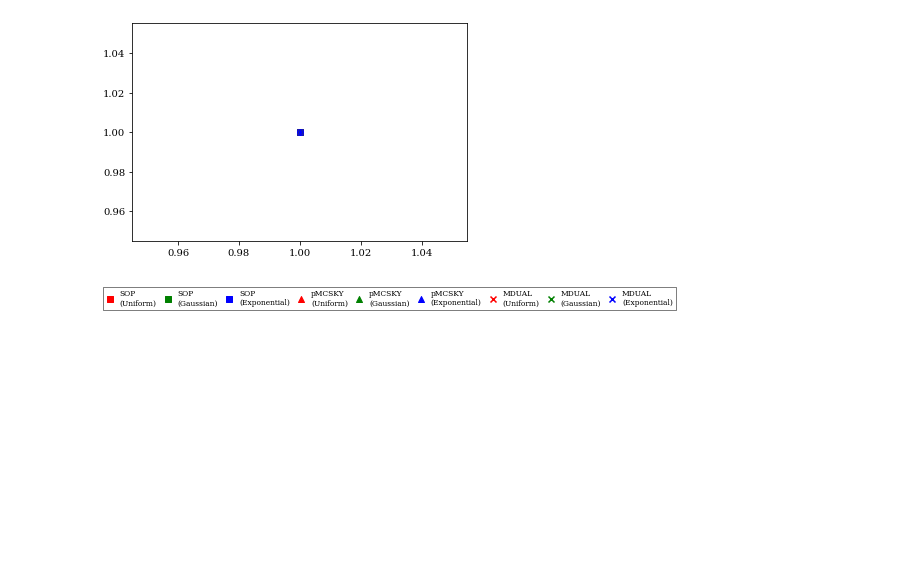
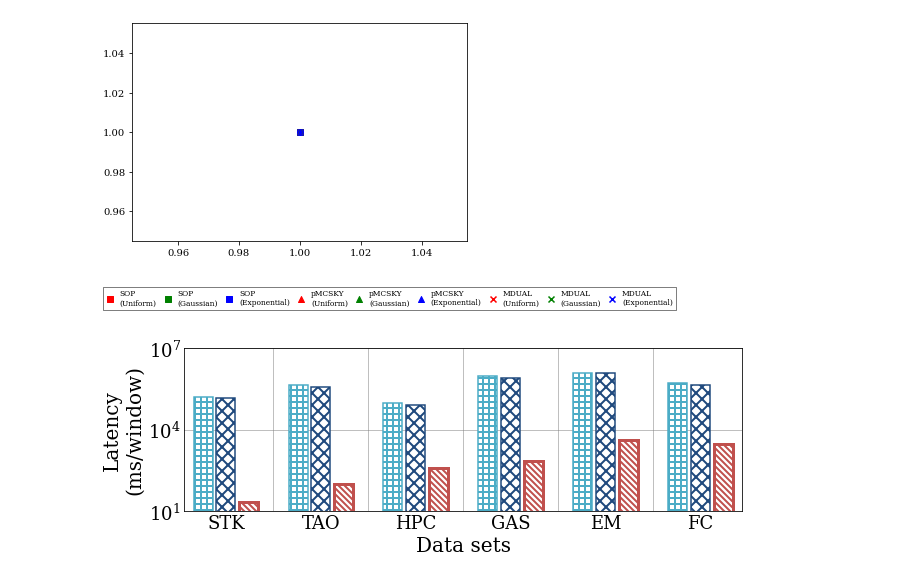
Before and after one commit to YoojuShin/SIGMOD2021LogScript, a Jupyter notebook: figure_script.ipynb, the cells around one changed output. Saved outputs shown, nothing was run; the diff lists cells and outputs as text; code cells hidden in the pictures; blank space fills up the shorter version.

Commit message:
latency throughput updated

```diff
--- a/figure_script.ipynb
+++ b/figure_script.ipynb
@@ -1424,3 +1424,55 @@ fig_leg.savefig("Figures/"+'Distribution_Legend.pdf', bbox_inches='tight', forma
 # %% [output]
 [figure]
 [figure]
+# %%
+df = preprocessing("result_throughput_latency")
+
+df.to_excel(os.getcwd()+"/Metadata/result_throughput_latency.xlsx")
+
+dataset_ = dataset.copy()
+dataname = dataset_.pop()
+graphdf = df.loc[(df["Dataset"]==dataname)&(df["Queryset"].str.contains(r"\_Q100$")) \
+                 & (df['ChgQRatio']>0)].pivot(index="Dataset",columns="Method",values="Time")
+
+for dataname in dataset_:
+    graphdf = pd.concat([graphdf, df.loc[(df["Dataset"]==dataname)&(df["Queryset"].str.contains(r"\_Q100$"))].pivot(index="Dataset",columns="Method",values="Time")])
+
+graphdf = graphdf[target_alg_others]
+
+
+graphdf = graphdf.reindex(index=dataset)
+fig = plt.figure(figsize=figsize_overall)
+ax = fig.add_subplot(1,1,1)
+xpositions = []
+for i, algname in enumerate(target_alg_others):
+    xposition = np.arange(graphdf.shape[0])*barWidth*(len(target_alg_others)+inter_bar_space) + barWidth*intra_bar_space*i
+    center = (xposition[0]+xposition[-1])/2
+    xpositions.append(xposition)
+    ax.bar(xposition,graphdf.iloc[:,i].tolist(), color = "white", width=barWidth,\
+           hatch=algo_hatch[algname], edgecolor=algo_color[algname],\
+           linewidth=algo_linewidth[algname], zorder=2)
+ax.grid(b=True,which="major",axis='y',zorder=0)
+ax.set_yscale("log")
+ax.set_xlabel("Data sets", fontsize=FONTSIZE_XLABEL)
+ax.set_ylabel('Latency\n(ms/window)', fontsize=FONTSIZE_YLABEL)
+
+ax.set_xlim([-barWidth,xposition[-1]+barWidth])
+ax.set_ylim([10,10000000])
+plt.yticks([10,1e4,1e7])
+
+xpositions=np.array(xpositions)
+xcenter = np.mean(xpositions,axis=0)
+plt.xticks(xcenter,dataset)
+for i in range(len(xcenter)-1):
+    plt.axvline(x=(xcenter[i]+xcenter[i+1])/2, color='grey', linewidth=0.5)
+
+
+# remove ticks
+ax.tick_params(axis ='both', which ='both', length = 0)
+ax.tick_params(axis ='x', labelsize=FONTSIZE_XTICK) # pad=15
+ax.tick_params(axis ='y', labelsize=FONTSIZE_YTICK)
+# rotate ticks
+ax.tick_params(axis ='x', rotation = 0)
+plt.savefig("Figures/"+'Overall_Latency.pdf', bbox_inches='tight', format='pdf')
+# %% [output]
+[figure, added]
```
Also changed, not shown: parts of 1 cell of this notebook, 3 other files.
